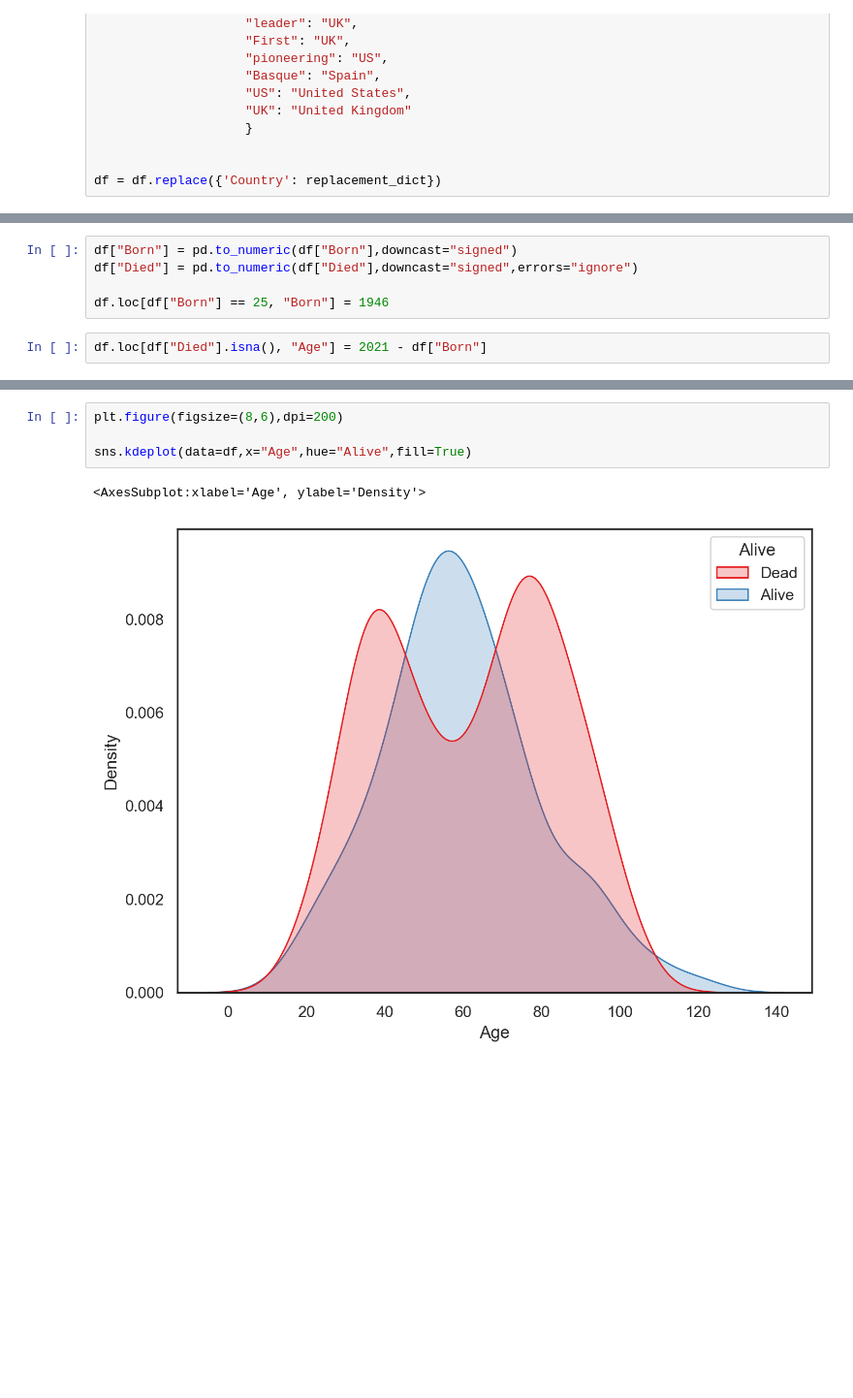
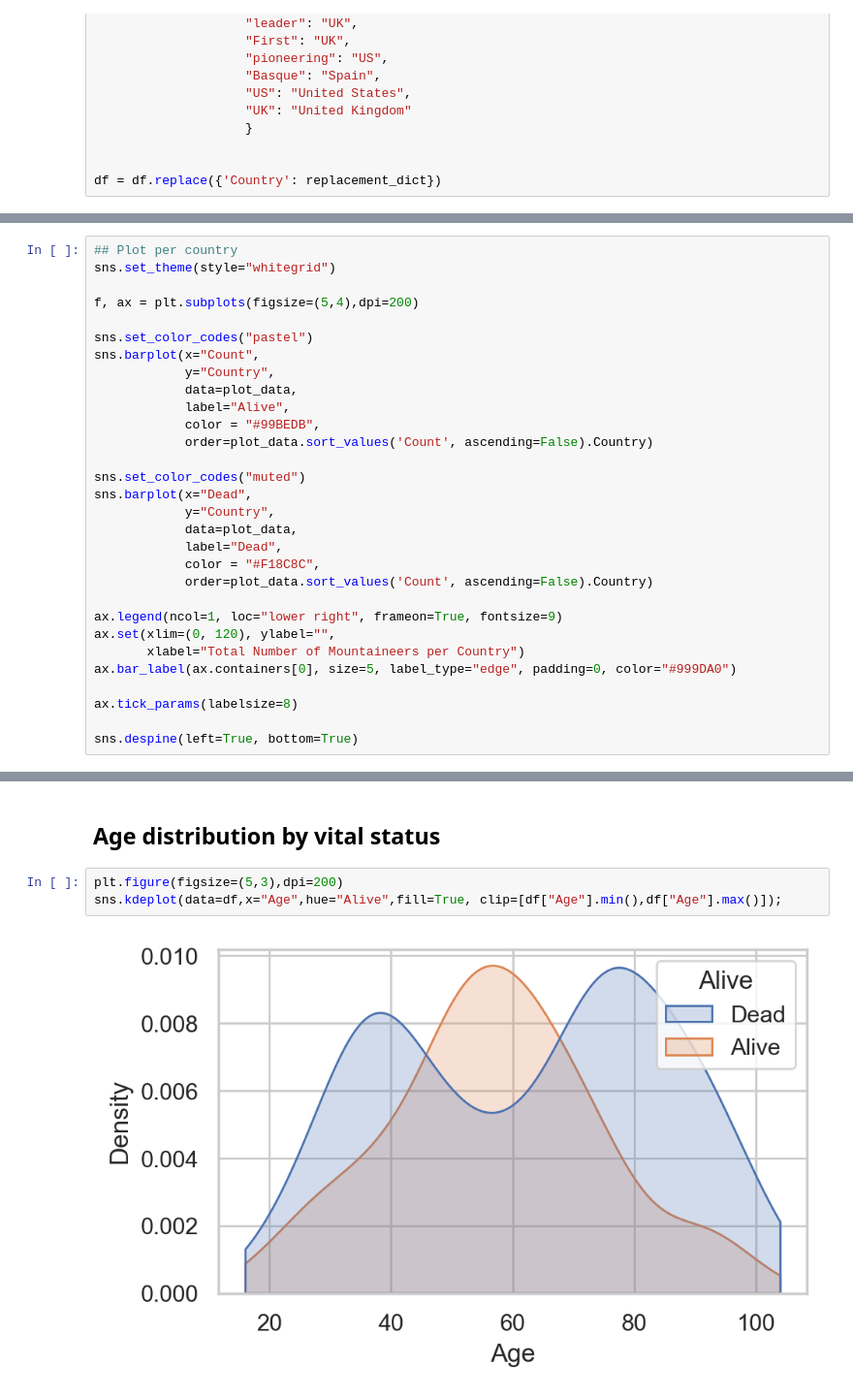
Before and after one commit to dmnkfr/mountaineers, a Jupyter notebook: mountaineers_wiki.ipynb, the cells around one changed output, grey strips where cells are left out. Shown at 97% size. Saved outputs shown, nothing was run; the diff lists cells and outputs as text; blank space fills up the shorter version.

```diff
--- a/mountaineers_wiki.ipynb
+++ b/mountaineers_wiki.ipynb
@@ -331,7 +362,0 @@ sns.histplot(data=df,x="Alive", hue="Alive", legend=False)
-# %%
-df["Born"] = pd.to_numeric(df["Born"],downcast="signed")
-df["Died"] = pd.to_numeric(df["Died"],downcast="signed",errors="ignore")
-
-df.loc[df["Born"] == 25, "Born"] = 1946
-# %%
-df.loc[df["Died"].isna(), "Age"] = 2021 - df["Born"]
@@ -353,0 +376,30 @@ df
+# %%
+## Plot per country
+sns.set_theme(style="whitegrid")
+
+f, ax = plt.subplots(figsize=(5,4),dpi=200)
+
+sns.set_color_codes("pastel")
+sns.barplot(x="Count",
+            y="Country",
+            data=plot_data,
+            label="Alive",
+            color = "#99BEDB",
+            order=plot_data.sort_values('Count', ascending=False).Country)
+
+sns.set_color_codes("muted")
+sns.barplot(x="Dead",
+            y="Country",
+            data=plot_data,
+            label="Dead",
+            color = "#F18C8C",
+            order=plot_data.sort_values('Count', ascending=False).Country)
+
+ax.legend(ncol=1, loc="lower right", frameon=True, fontsize=9)
+ax.set(xlim=(0, 120), ylabel="",
+       xlabel="Total Number of Mountaineers per Country")
+ax.bar_label(ax.containers[0], size=5, label_type="edge", padding=0, color="#999DA0")
+
+ax.tick_params(labelsize=8)
+
+sns.despine(left=True, bottom=True)
@@ -354,7 +410,7 @@ df
+# %% [markdown]
+## Age distribution by vital status
 # %%
-plt.figure(figsize=(8,6),dpi=200)
-
-sns.kdeplot(data=df,x="Age",hue="Alive",fill=True)
+plt.figure(figsize=(5,3),dpi=200)
+sns.kdeplot(data=df,x="Age",hue="Alive",fill=True, clip=[df["Age"].min(),df["Age"].max()]);
 # %% [output]
-<AxesSubplot:xlabel='Age', ylabel='Density'>
-[figure, old version]
+[figure, new version]
```
Also changed, not shown: parts of 63 cells of this notebook, 2 other files.
